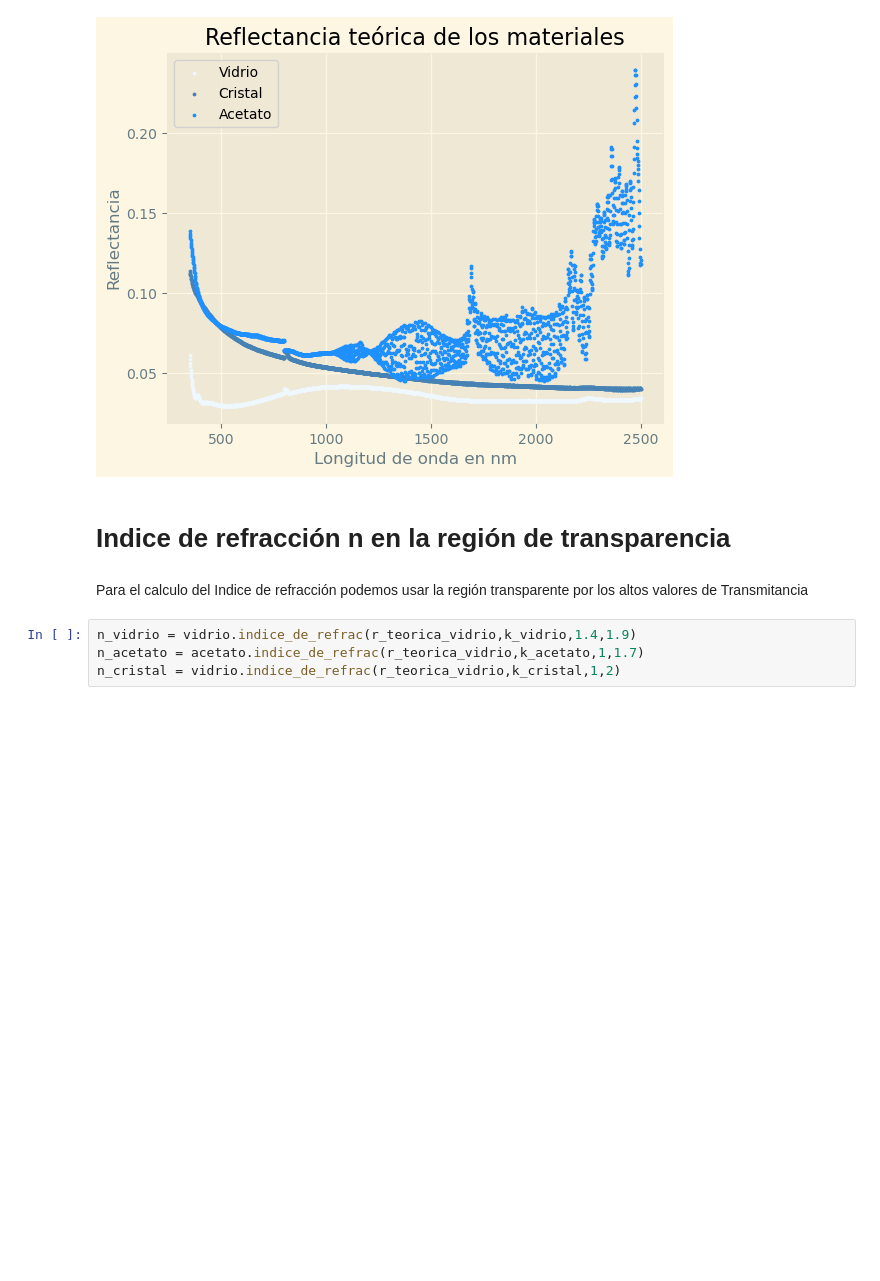
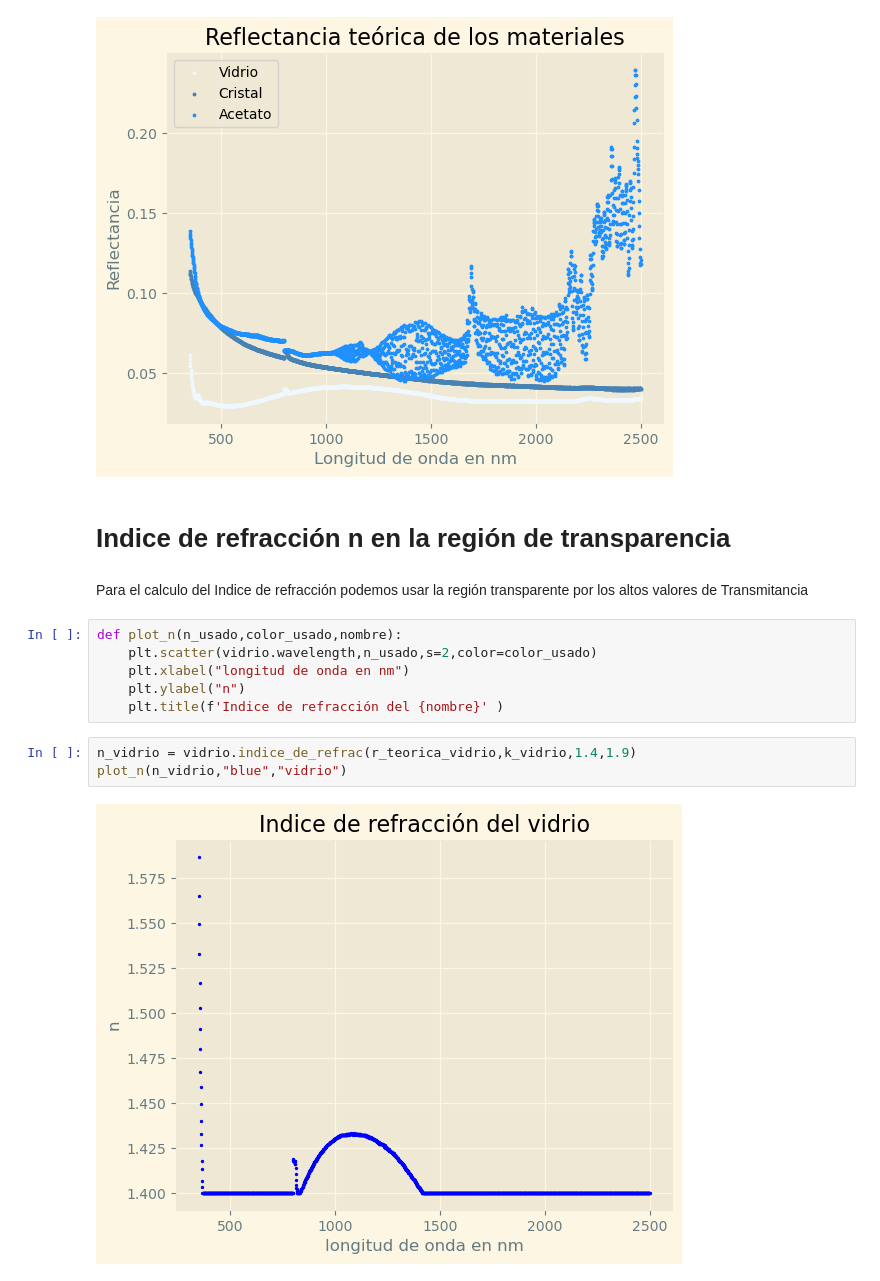
Before and after one commit to AlejoProjects/tecnicas, a Jupyter notebook: BandGapInitial.ipynb, the cells around one changed output. Saved outputs shown, nothing was run; the diff lists cells and outputs as text; blank space fills up the shorter version.

```diff
--- a/BandGapInitial.ipynb
+++ b/BandGapInitial.ipynb
@@ -337,7 +367,14 @@ plt.show
 # Indice de refracción n en la región de transparencia
 # %% [markdown]
 Para el calculo del Indice de refracción podemos usar la región transparente por los altos valores de Transmitancia
+# %%
+def plot_n(n_usado,color_usado,nombre):
+    plt.scatter(vidrio.wavelength,n_usado,s=2,color=color_usado)
+    plt.xlabel("longitud de onda en nm")
+    plt.ylabel("n")
+    plt.title(f'Indice de refracción del {nombre}' )
 # %%
 n_vidrio = vidrio.indice_de_refrac(r_teorica_vidrio,k_vidrio,1.4,1.9)
-n_acetato = acetato.indice_de_refrac(r_teorica_vidrio,k_acetato,1,1.7)
-n_cristal = vidrio.indice_de_refrac(r_teorica_vidrio,k_cristal,1,2)
+plot_n(n_vidrio,"blue","vidrio")
+# %% [output]
+[figure, added]
```
Also changed, not shown: parts of 9 cells of this notebook.
